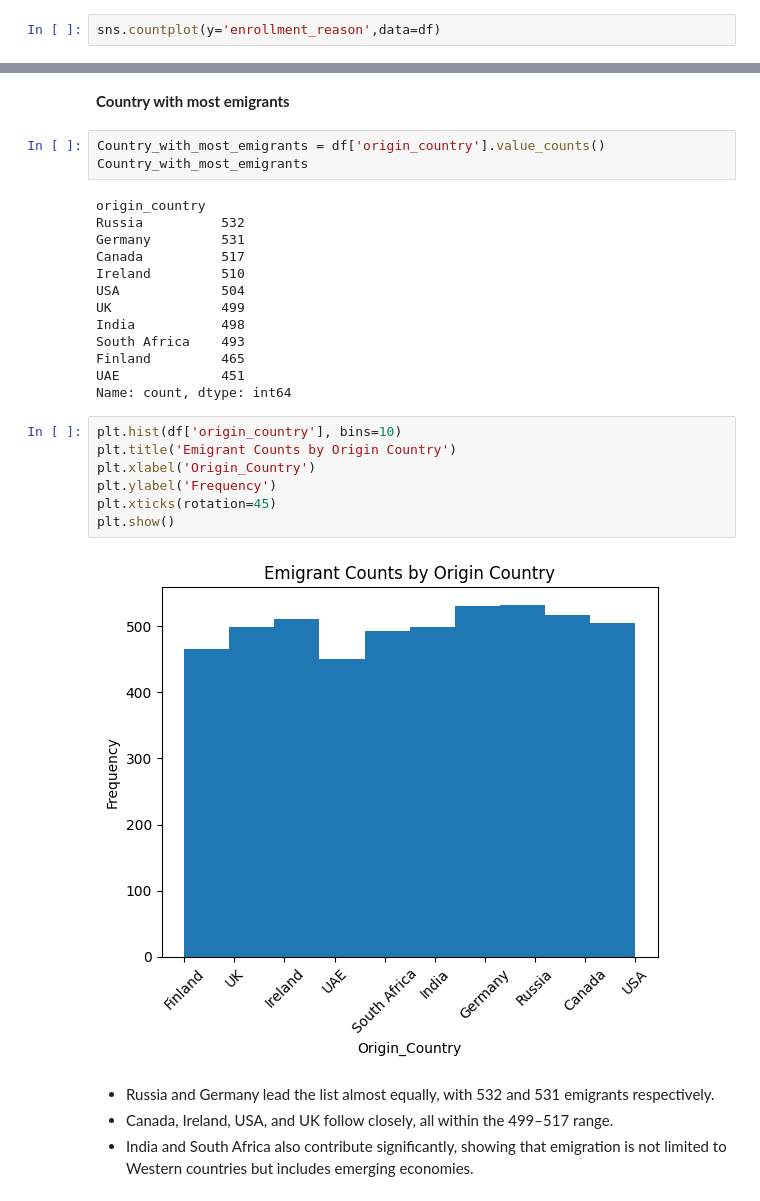
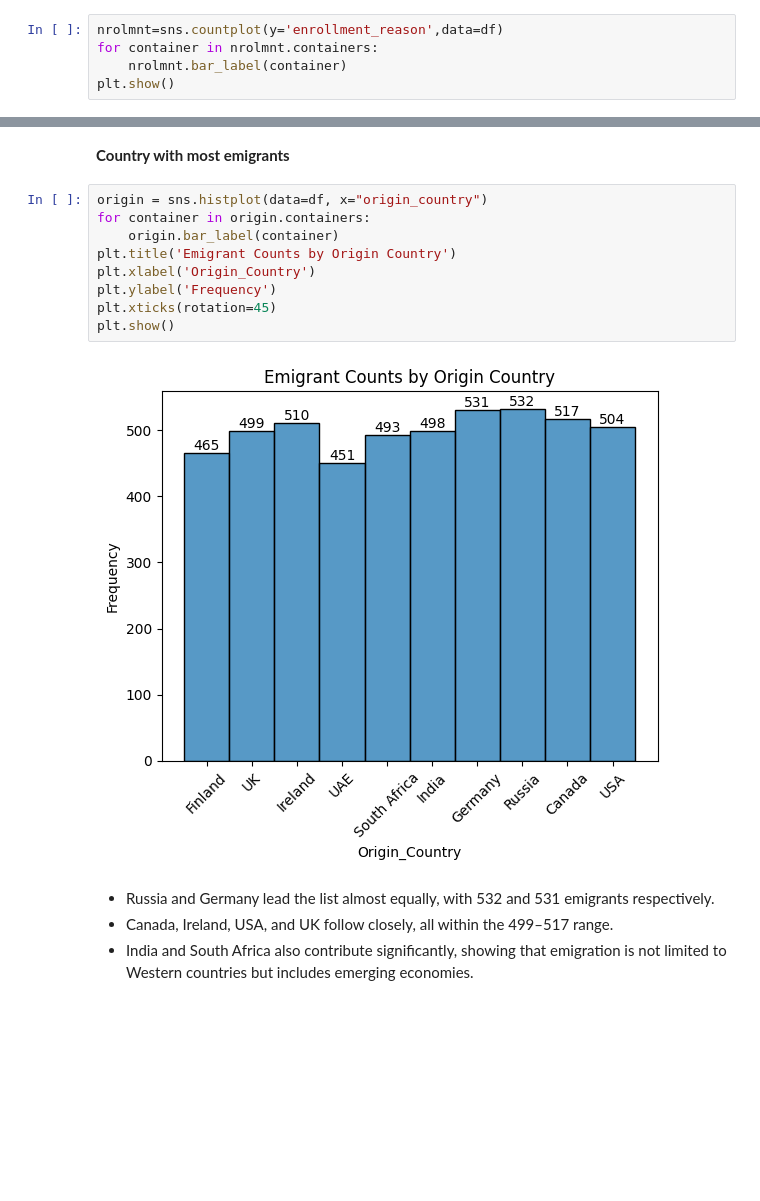
Before and after one commit to banaseeryousaf/Global-Students-Migration, a Jupyter notebook: project.ipynb, the cells around one changed output, grey strips where cells are left out. Cells and saved outputs as stored; diff of their text form; blank space fills up the shorter version.

```diff
--- a/project.ipynb
+++ b/project.ipynb
@@ -537,3 +527,6 @@ Name: count, dtype: int64
 # %%
-sns.countplot(y='enrollment_reason',data=df)
+nrolmnt=sns.countplot(y='enrollment_reason',data=df)
+for container in nrolmnt.containers:
+    nrolmnt.bar_label(container)
+plt.show()
 # %% [output]
@@ -564,31 +550,17 @@ plt.show()
 - UK and USA also attract strong flows, especially from India and Ireland.
 # %% [markdown]
 **Country with most emigrants**
-# %%
-Country_with_most_emigrants = df['origin_country'].value_counts()
-Country_with_most_emigrants
-# %% [output]
-origin_country
-Russia          532
-Germany         531
-Canada          517
-Ireland         510
-USA             504
-UK              499
-India           498
-South Africa    493
-Finland         465
-UAE             451
-Name: count, dtype: int64
 # %%
-plt.hist(df['origin_country'], bins=10)
+origin = sns.histplot(data=df, x="origin_country")
+for container in origin.containers:
+    origin.bar_label(container)
 plt.title('Emigrant Counts by Origin Country')
 plt.xlabel('Origin_Country')
 plt.ylabel('Frequency')
 plt.xticks(rotation=45)
 plt.show()
 # %% [output]
-[figure, old version]
+[figure, new version]
 # %% [markdown]
 - Russia and Germany lead the list almost equally, with 532 and 531 emigrants respectively.
 - Canada, Ireland, USA, and UK follow closely, all within the 499–517 range.
```
Also changed, not shown: parts of 19 cells of this notebook.
